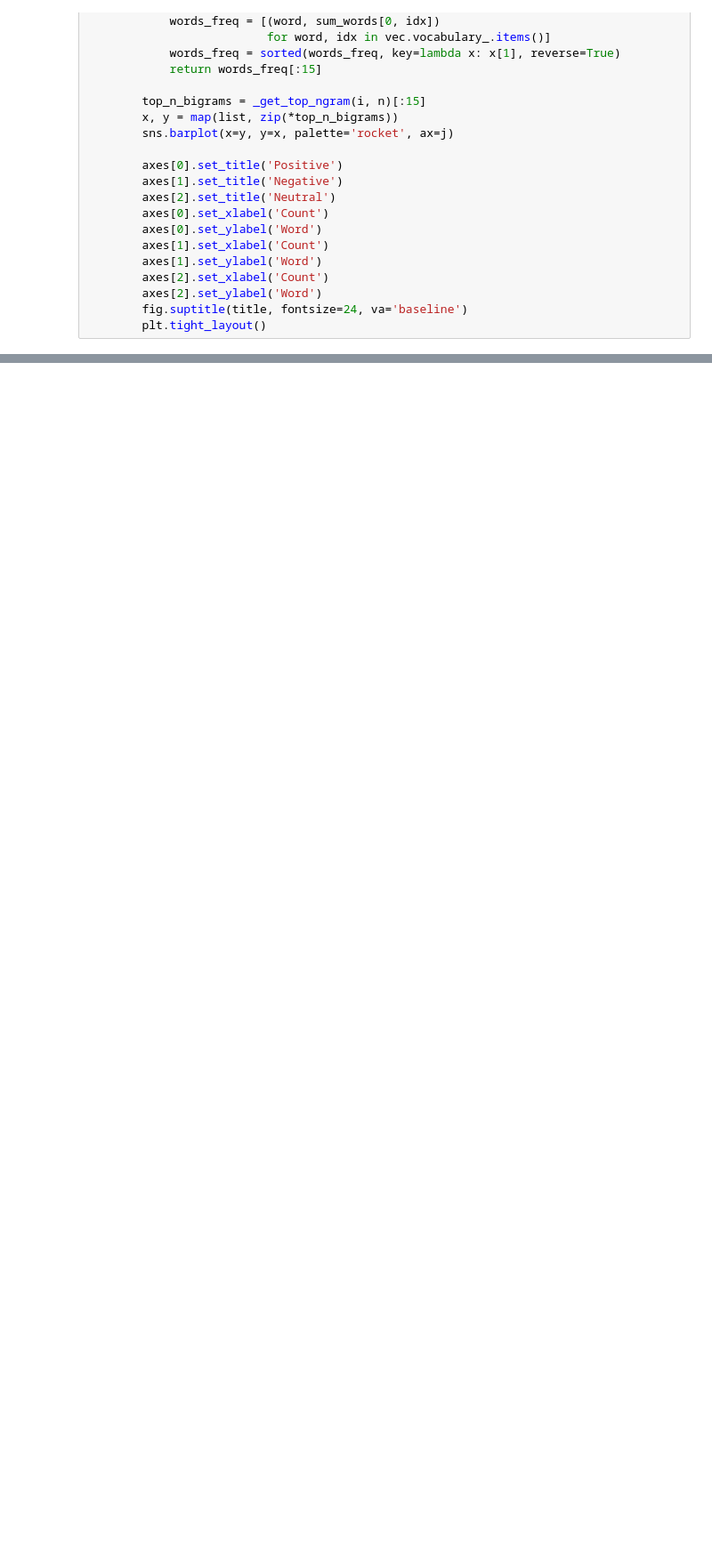
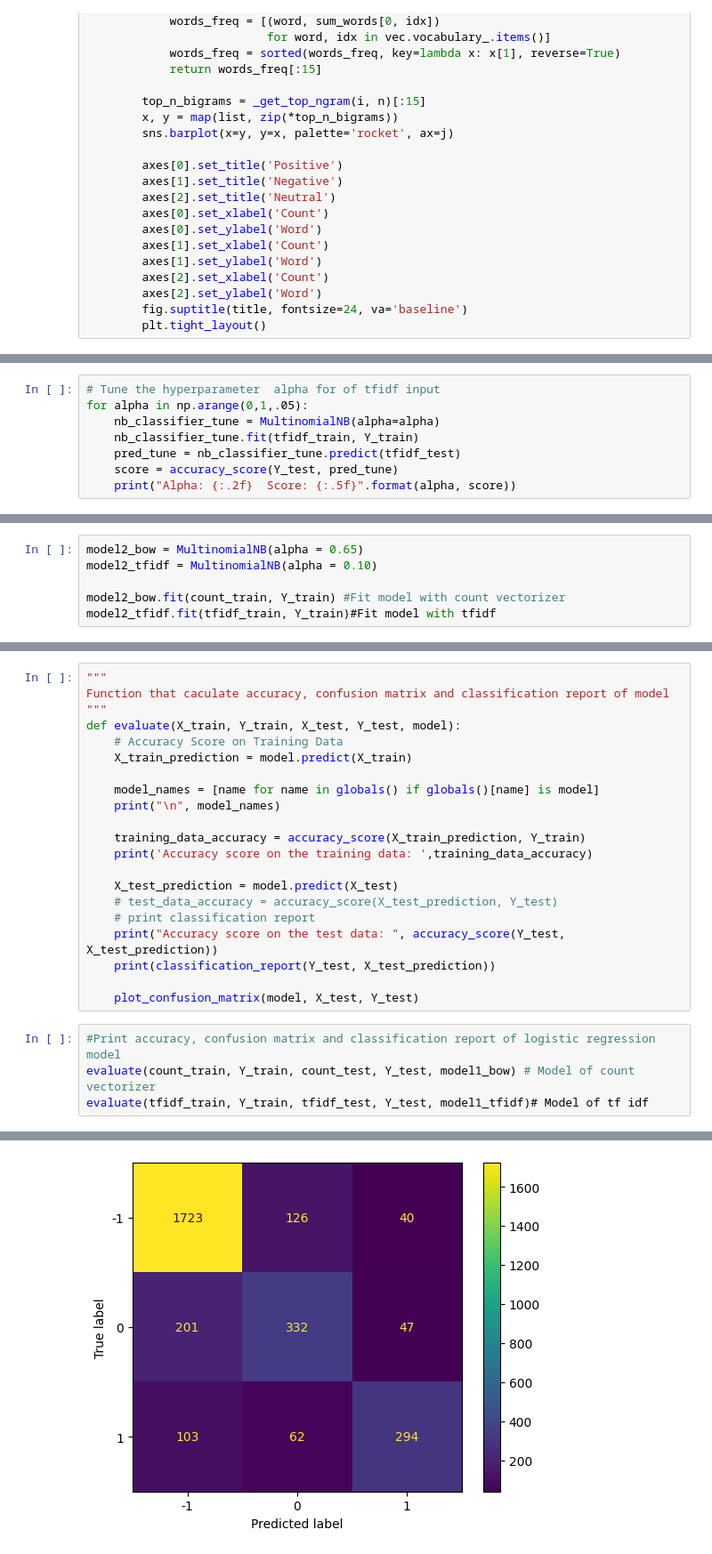
Before and after one commit to huynguyenanh2000/Twitter_US_Airline_Sentiment, a Jupyter notebook: notebooks/tweets.ipynb, the cells around one changed output, grey strips where cells are left out. Shown: that part at 89% size. Drawn from its saved outputs; the diff is of its cells as text; blank space fills up the shorter version.

```diff
--- a/notebooks/tweets.ipynb
+++ b/notebooks/tweets.ipynb
@@ -230,0 +363,8 @@ ngrams(1, "1-gram of text without airline hashtag", lis_text_with_no_airlinehast
+# %%
+# Tune the hyperparameter  alpha for of tfidf input
+for alpha in np.arange(0,1,.05):
+    nb_classifier_tune = MultinomialNB(alpha=alpha)
+    nb_classifier_tune.fit(tfidf_train, Y_train)
+    pred_tune = nb_classifier_tune.predict(tfidf_test)
+    score = accuracy_score(Y_test, pred_tune)
+    print("Alpha: {:.2f}  Score: {:.5f}".format(alpha, score))
@@ -230,0 +393,6 @@ ngrams(1, "1-gram of text without airline hashtag", lis_text_with_no_airlinehast
+# %%
+model2_bow = MultinomialNB(alpha = 0.65)
+model2_tfidf = MultinomialNB(alpha = 0.10)
+
+model2_bow.fit(count_train, Y_train) #Fit model with count vectorizer
+model2_tfidf.fit(tfidf_train, Y_train)#Fit model with tfidf
@@ -230,0 +403,26 @@ ngrams(1, "1-gram of text without airline hashtag", lis_text_with_no_airlinehast
+# %%
+"""
+Function that caculate accuracy, confusion matrix and classification report of model
+"""
+def evaluate(X_train, Y_train, X_test, Y_test, model):
+    # Accuracy Score on Training Data
+    X_train_prediction = model.predict(X_train)
+
+    model_names = [name for name in globals() if globals()[name] is model]
+    print("\n", model_names)
+
+    training_data_accuracy = accuracy_score(X_train_prediction, Y_train)
+    print('Accuracy score on the training data: ',training_data_accuracy)
+
+    X_test_prediction = model.predict(X_test)
+    # test_data_accuracy = accuracy_score(X_test_prediction, Y_test)
+    # print classification report
+    print("Accuracy score on the test data: ", accuracy_score(Y_test, X_test_prediction))
+    print(classification_report(Y_test, X_test_prediction))
+
+    plot_confusion_matrix(model, X_test, Y_test)
+# %%
+#Print accuracy, confusion matrix and classification report of logistic regression model
+evaluate(count_train, Y_train, count_test, Y_test, model1_bow) # Model of count vectorizer
+evaluate(tfidf_train, Y_train, tfidf_test, Y_test, model1_tfidf)# Model of tf idf
+# %% [output]
@@ -230,0 +450 @@ ngrams(1, "1-gram of text without airline hashtag", lis_text_with_no_airlinehast
+[figure, added]
```
Also changed, not shown: parts of 35 cells of this notebook.
